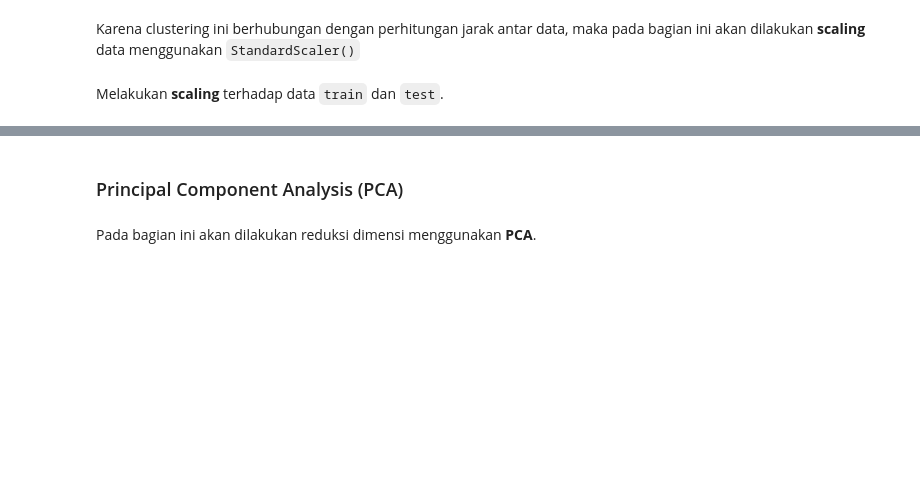
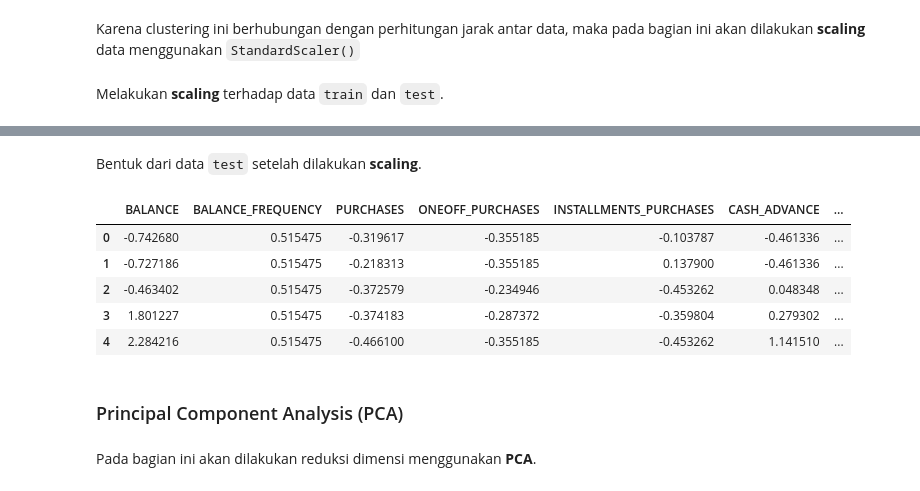
Before and after one commit to Penzragon/h8dsft_P1W3Cls, a Jupyter notebook: script.ipynb, the cells around one changed output, grey strips where cells are left out. Cells and saved outputs as stored; diff of their text form; code cells hidden in the pictures; blank space fills up the shorter version.

```diff
--- a/script.ipynb
+++ b/script.ipynb
@@ -502,3 +517,14 @@ test = scaler.transform(test)
+# %% [markdown]
+Bentuk dari data `test` setelah dilakukan **scaling**.
+# %%
+test.head()
+# %% [output]
+|  | BALANCE | BALANCE_FREQUENCY | PURCHASES | ONEOFF_PURCHASES | INSTALLMENTS_PURCHASES | CASH_ADVANCE | ... |
+| 0 | -0.742680 | 0.515475 | -0.319617 | -0.355185 | -0.103787 | -0.461336 | ... |
+| 1 | -0.727186 | 0.515475 | -0.218313 | -0.355185 | 0.137900 | -0.461336 | ... |
+| 2 | -0.463402 | 0.515475 | -0.372579 | -0.234946 | -0.453262 | 0.048348 | ... |
+| 3 | 1.801227 | 0.515475 | -0.374183 | -0.287372 | -0.359804 | 0.279302 | ... |
+| 4 | 2.284216 | 0.515475 | -0.466100 | -0.355185 | -0.453262 | 1.141510 | ... |
 # %% [markdown]
 ### Principal Component Analysis (PCA)
 # %% [markdown]
```
Also changed, not shown: parts of 3 cells of this notebook.
